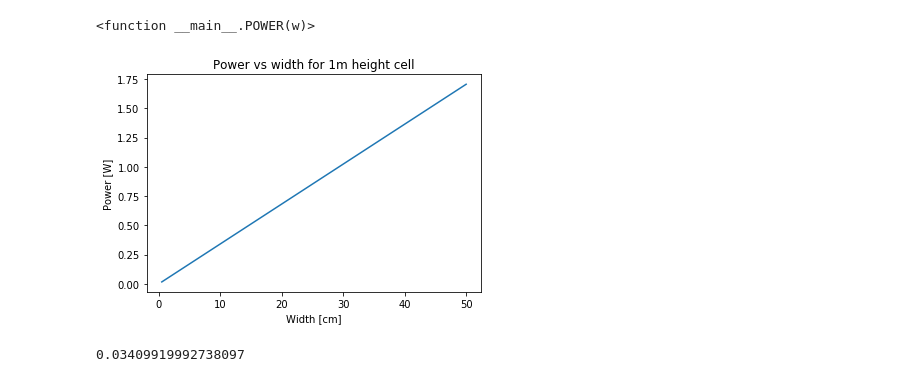
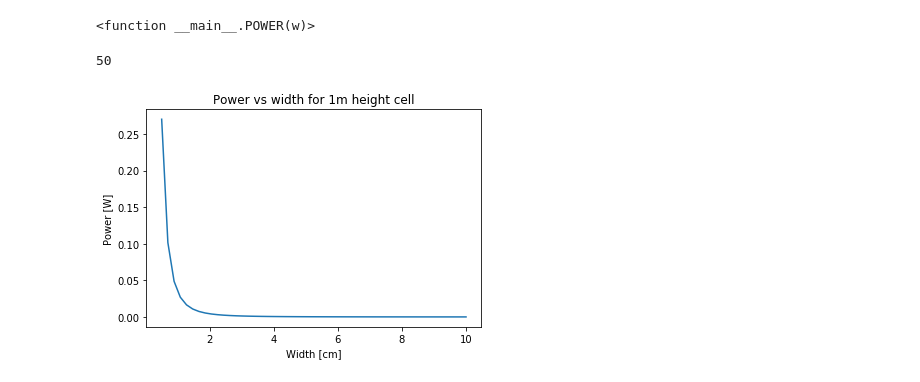
Before and after one commit to MaryLouNadeau/Zochas, a Jupyter notebook: Sizing_Discharge.ipynb, the cells around one changed output. Drawn from its saved outputs; the diff is of its cells as text; code cells hidden in the pictures.

```diff
--- a/Sizing_Discharge.ipynb
+++ b/Sizing_Discharge.ipynb
@@ -171,7 +171,9 @@ def POWER(w):
     h = 1
     L = h #square catalyst as side
     hydraulic_diameter = 4*h*w/(2*h+2*w)
-    linear_velocity = 0.13263 #m/s
+    Q_hr = 4.77468
+    linear_velocity = Q_hr/(3600*h*w)
+    #linear_velocity = 0.13263 #m/s
     kinematic_viscosity_cm = 0.0149 #cm^2/s
     kinematic_viscosity = kinematic_viscosity_cm/(100**2)
 
@@ -183,13 +185,13 @@ def POWER(w):
 
     head_loss = f*L/hydraulic_diameter*linear_velocity**2/(2*g)
     pressure_drop = gamma*head_loss
-    linear_velocity = 0.13263 #m/s
+    #linear_velocity = 0.13263 #m/s
 
-    Q = h*w*linear_velocity #m^3/s
-    Q_hr = 3600*Q
+    #Q = h*w*linear_velocity #m^3/s
+    #Q_hr = 3600*Q
     pump_efficiency = 0.7 #AichE Paper said to use this if we don't know
 
-    Power = Q_hr*density*g*head/(pump_efficiency*3.6e6) #kW
+    Power = Q_hr*density*g*head_loss/(pump_efficiency*3.6e6) #kW
 
     return Power #kW
 
@@ -200,19 +202,20 @@ interact(POWER,w=(.005,.5)) #kW for widths from .5cm to 50cm
 interactive(children=(FloatSlider(value=0.2525, description='w', max=0.5, min=0.005), Output()), _dom_classes=…
 <function __main__.POWER(w)>
 # %%
-ws = np.linspace(.005,.5) #0.5 to 50cm
+ws = np.linspace(.005,.1) #0.5 to 50cm
 powers = POWER(ws)
+#powers = POWER(np.array([.01,.1,.2]))
+print(len(powers))
 plt.plot(ws*100,powers*1000)
 plt.xlabel('Width [cm]')
 plt.ylabel('Power [W]')
 plt.title('Power vs width for 1m height cell')
 plt.show()
 # %% [output]
+50
-[figure, old version]
+[figure, new version]
 # %%
 from scipy.stats import linregress
 ans = linregress(ws*100,powers*1000)
 slope = ans[0] #W/cm
 slope
-# %% [output]
-0.03409919992738097
```
Also changed, not shown: 7 other files.
